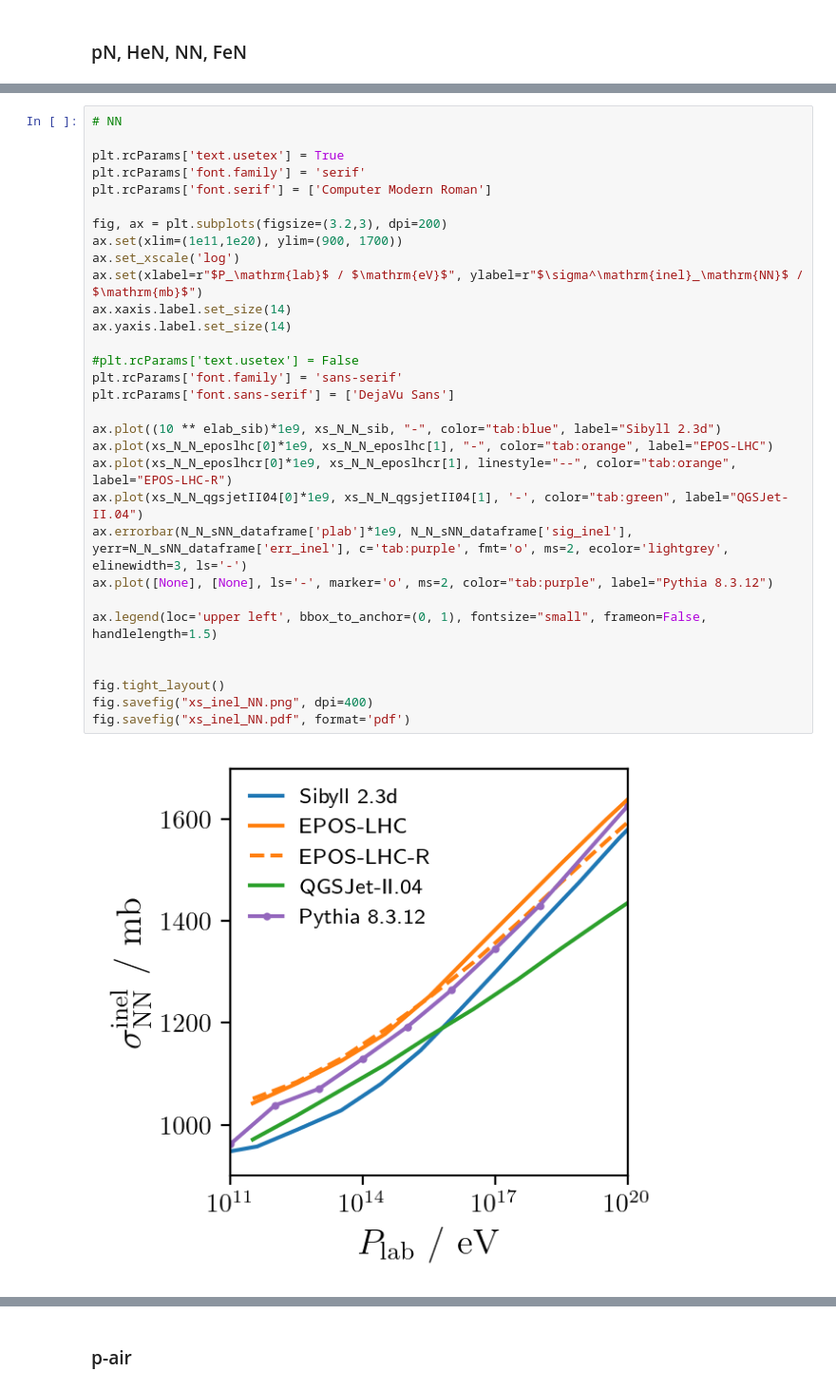
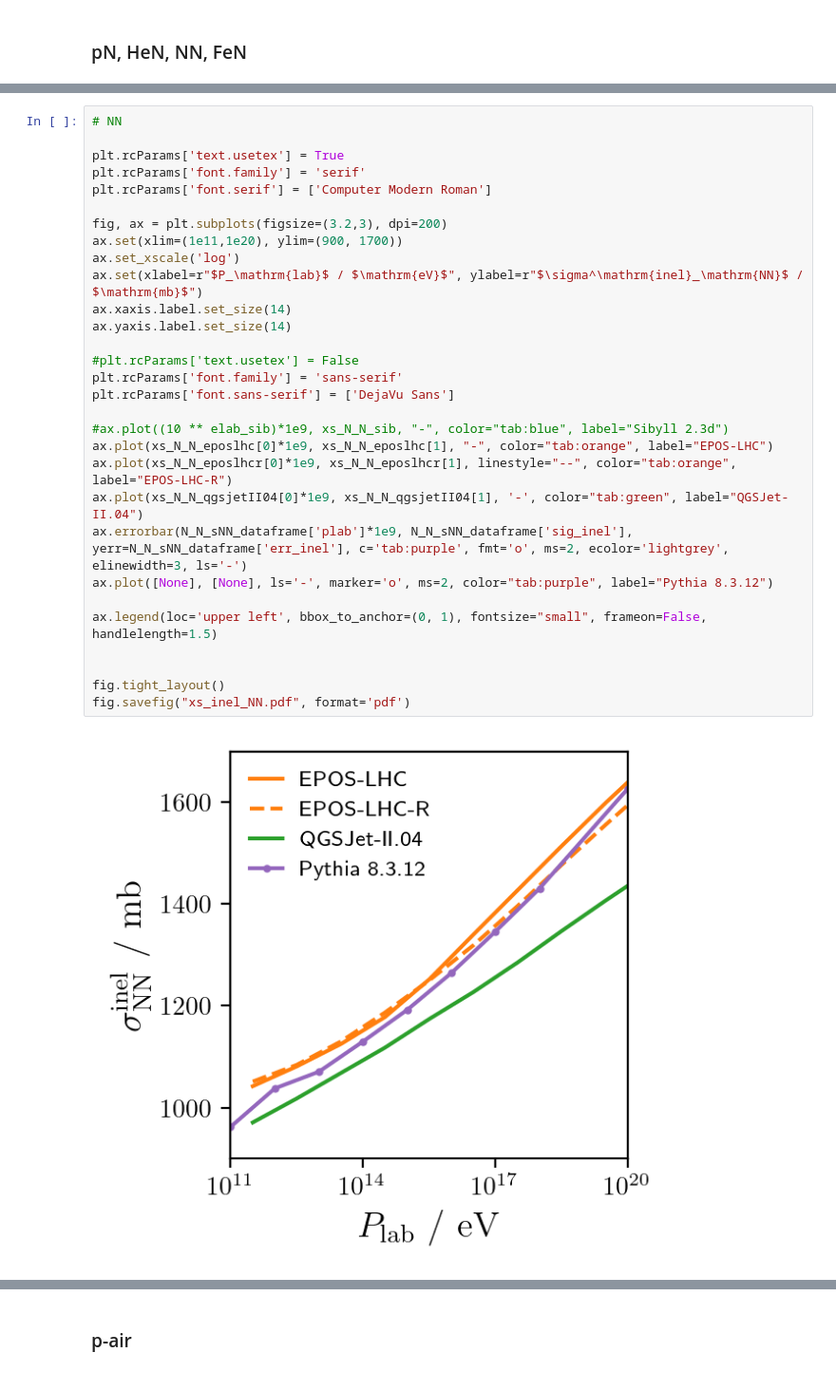
Before and after one commit to gaudu/pythia8312, a Jupyter notebook: examples/pythia8312_xsec_plotting.ipynb, the cells around one changed output, grey strips where cells are left out. Shown at 95% size. Cells and saved outputs as stored; diff of their text form.

```diff
--- a/examples/pythia8312_xsec_plotting.ipynb
+++ b/examples/pythia8312_xsec_plotting.ipynb
@@ -442,36 +447,35 @@ fig.savefig("xs_inel_HeN.pdf", format='pdf')
 # %%
 # NN
 
 plt.rcParams['text.usetex'] = True
 plt.rcParams['font.family'] = 'serif'
 plt.rcParams['font.serif'] = ['Computer Modern Roman']
 
 fig, ax = plt.subplots(figsize=(3.2,3), dpi=200)
 ax.set(xlim=(1e11,1e20), ylim=(900, 1700))
 ax.set_xscale('log')
 ax.set(xlabel=r"$P_\mathrm{lab}$ / $\mathrm{eV}$", ylabel=r"$\sigma^\mathrm{inel}_\mathrm{NN}$ / $\mathrm{mb}$")
 ax.xaxis.label.set_size(14)
 ax.yaxis.label.set_size(14)
 
 #plt.rcParams['text.usetex'] = False
 plt.rcParams['font.family'] = 'sans-serif'
 plt.rcParams['font.sans-serif'] = ['DejaVu Sans']
 
-ax.plot((10 ** elab_sib)*1e9, xs_N_N_sib, "-", color="tab:blue", label="Sibyll 2.3d")
+#ax.plot((10 ** elab_sib)*1e9, xs_N_N_sib, "-", color="tab:blue", label="Sibyll 2.3d")
 ax.plot(xs_N_N_eposlhc[0]*1e9, xs_N_N_eposlhc[1], "-", color="tab:orange", label="EPOS-LHC")
 ax.plot(xs_N_N_eposlhcr[0]*1e9, xs_N_N_eposlhcr[1], linestyle="--", color="tab:orange", label="EPOS-LHC-R")
 ax.plot(xs_N_N_qgsjetII04[0]*1e9, xs_N_N_qgsjetII04[1], '-', color="tab:green", label="QGSJet-II.04")
 ax.errorbar(N_N_sNN_dataframe['plab']*1e9, N_N_sNN_dataframe['sig_inel'], yerr=N_N_sNN_dataframe['err_inel'], c='tab:purple', fmt='o', ms=2, ecolor='lightgrey', elinewidth=3, ls='-')
 ax.plot([None], [None], ls='-', marker='o', ms=2, color="tab:purple", label="Pythia 8.3.12")
 
 ax.legend(loc='upper left', bbox_to_anchor=(0, 1), fontsize="small", frameon=False, handlelength=1.5)
 
 
 fig.tight_layout()
-fig.savefig("xs_inel_NN.png", dpi=400)
 fig.savefig("xs_inel_NN.pdf", format='pdf')
 # %% [output]
-[figure, old version]
+[figure, new version]
 # %%
 # FeN
 
```
Also changed, not shown: parts of 32 cells of this notebook.
